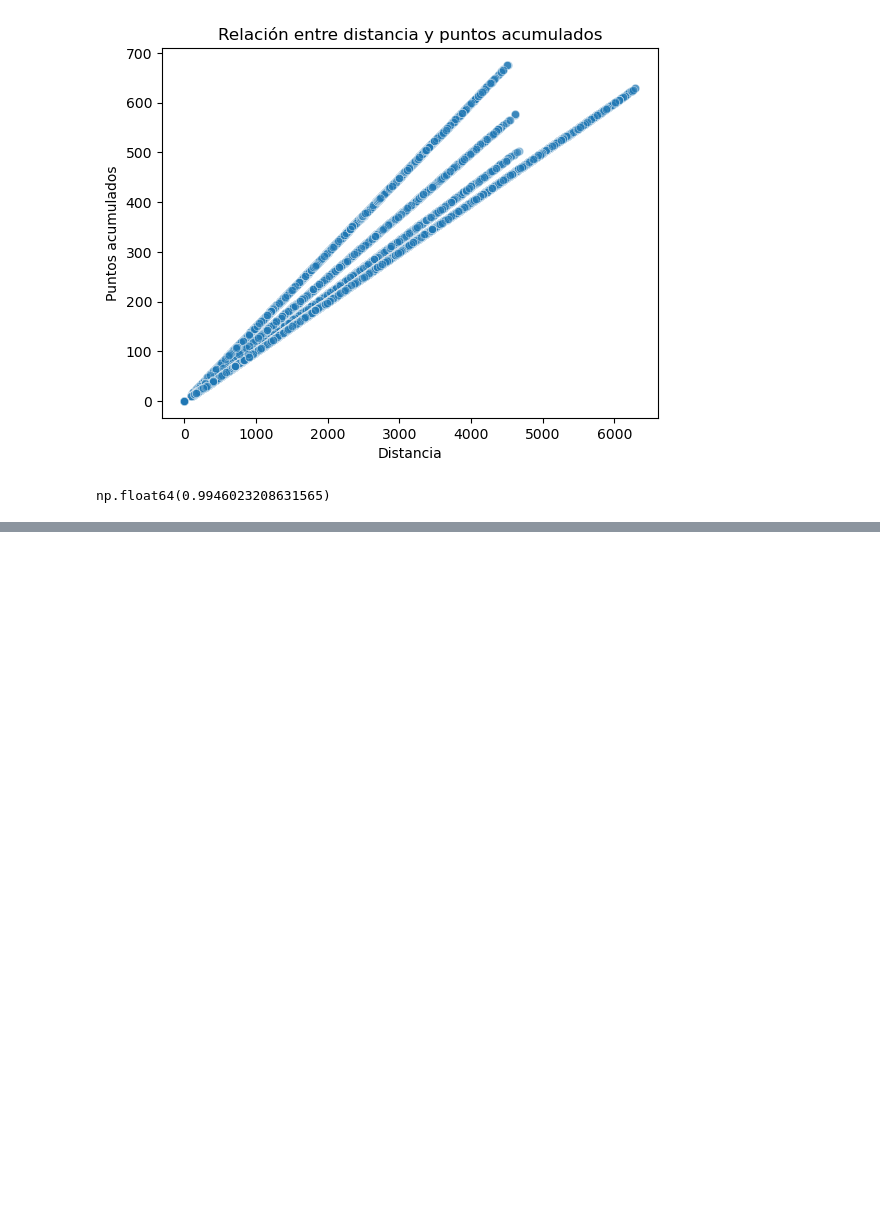
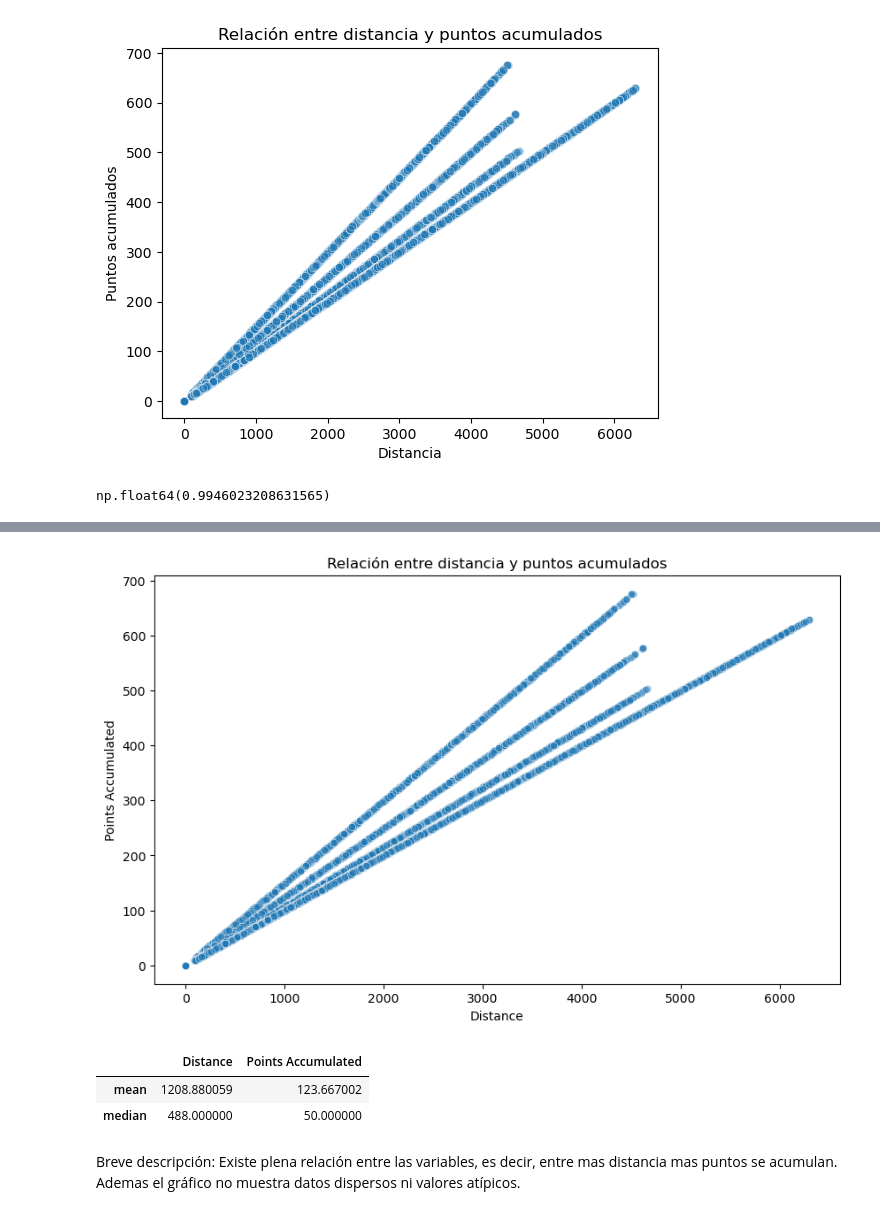
Before and after one commit to Adalab/bda-modulo-3-evaluacion-final-HanniaCorena, a Jupyter notebook: Exploracion, limpieza y visualización del CFA.ipynb, the cells around one changed output, grey strips where cells are left out. Drawn from its saved outputs; the diff is of its cells as text; code cells hidden in the pictures; blank space fills up the shorter version.

```diff
--- a/Exploracion, limpieza y visualización del CFA.ipynb
+++ b/Exploracion, limpieza y visualización del CFA.ipynb
@@ -333,0 +362,21 @@ np.float64(0.9946023208631565)
+# %%
+plt.figure(figsize=(10, 6))
+sns.scatterplot(
+    data=df_cfa,
+    x='Distance',
+    y='Points Accumulated',
+    alpha=0.5
+)
+plt.title('Relación entre distancia y puntos acumulados')
+plt.show()
+# %% [output]
+[figure, added]
+# %%
+summary_stats = df_cfa[['Distance', 'Points Accumulated']].agg(['mean', 'median'])
+summary_stats
+# %% [output]
+|  | Distance | Points Accumulated |
+| mean | 1208.880059 | 123.667002 |
+| median | 488.000000 | 50.000000 |
+# %% [markdown]
+Breve descripción: Existe plena relación entre las variables, es decir, entre mas distancia mas puntos se acumulan. Ademas el gráfico no muestra datos dispersos ni valores atípicos.
```
Also changed, not shown: parts of 5 cells of this notebook, 1 other file.
